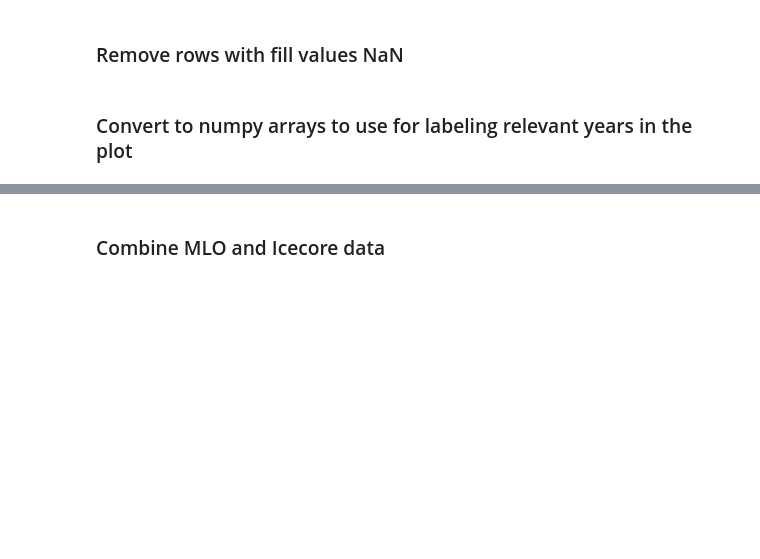
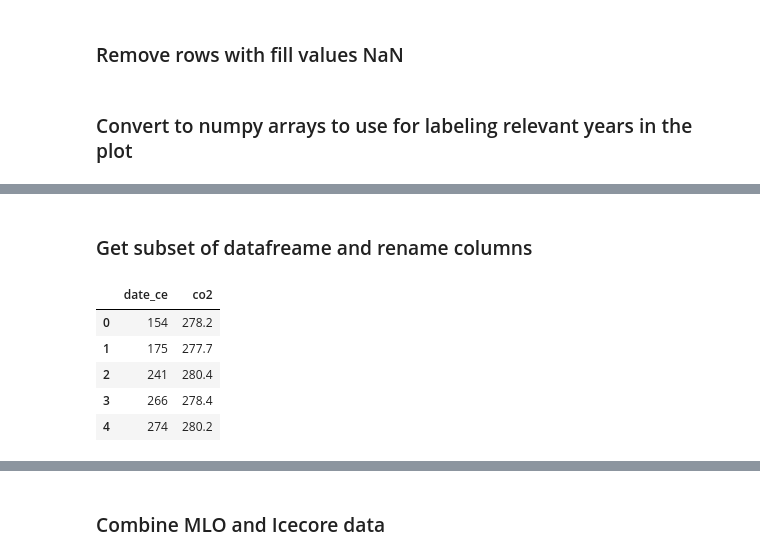
Before and after one commit to sio-co2o2/keelingcurve_notebooks, a Jupyter notebook: notebooks/create_graphic_icecore_start_1700_ce_keelingcurve.ipynb, the cells around one changed output, grey strips where cells are left out. Saved outputs shown, nothing was run; the diff lists cells and outputs as text; code cells hidden in the pictures; blank space fills up the shorter version.

```diff
--- a/notebooks/create_graphic_icecore_start_1700_ce_keelingcurve.ipynb
+++ b/notebooks/create_graphic_icecore_start_1700_ce_keelingcurve.ipynb
@@ -131,0 +146,15 @@ df_icecore_2K.head()
+# %% [markdown]
+### Get subset of datafreame and rename columns
+# %%
+df_icecore_2K.drop(['Sample ID', 'Ice Age (year AD)', 'Uncert (ppm)'], axis=1, inplace=True)
+
+df_icecore_2K.columns = ['date_ce', 'co2']
+
+df_icecore_2K.head()
+# %% [output]
+|  | date_ce | co2 |
+| 0 | 154 | 278.2 |
+| 1 | 175 | 277.7 |
+| 2 | 241 | 280.4 |
+| 3 | 266 | 278.4 |
+| 4 | 274 | 280.2 |
```
Also changed, not shown: parts of 9 cells of this notebook, 3 other files.
